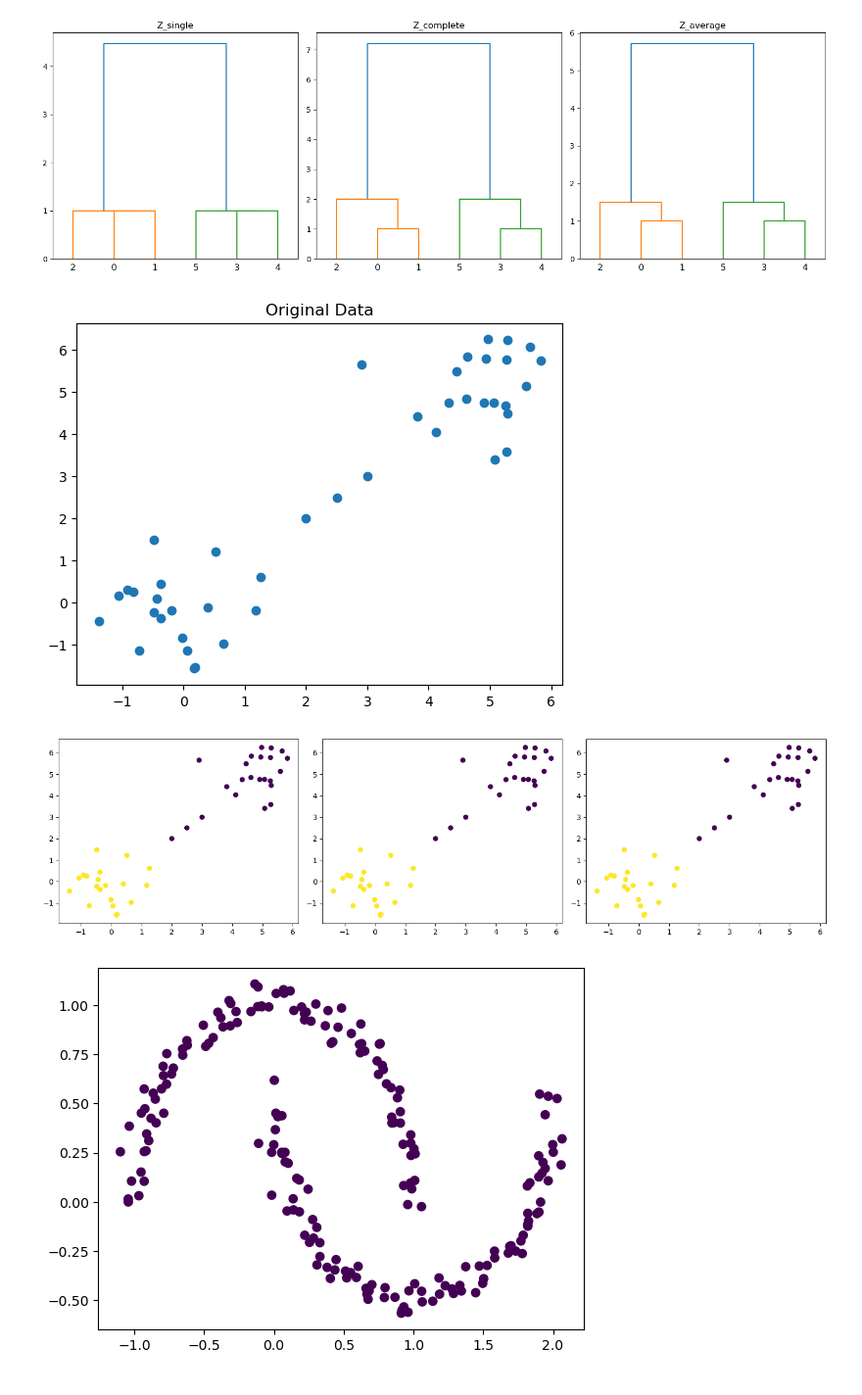
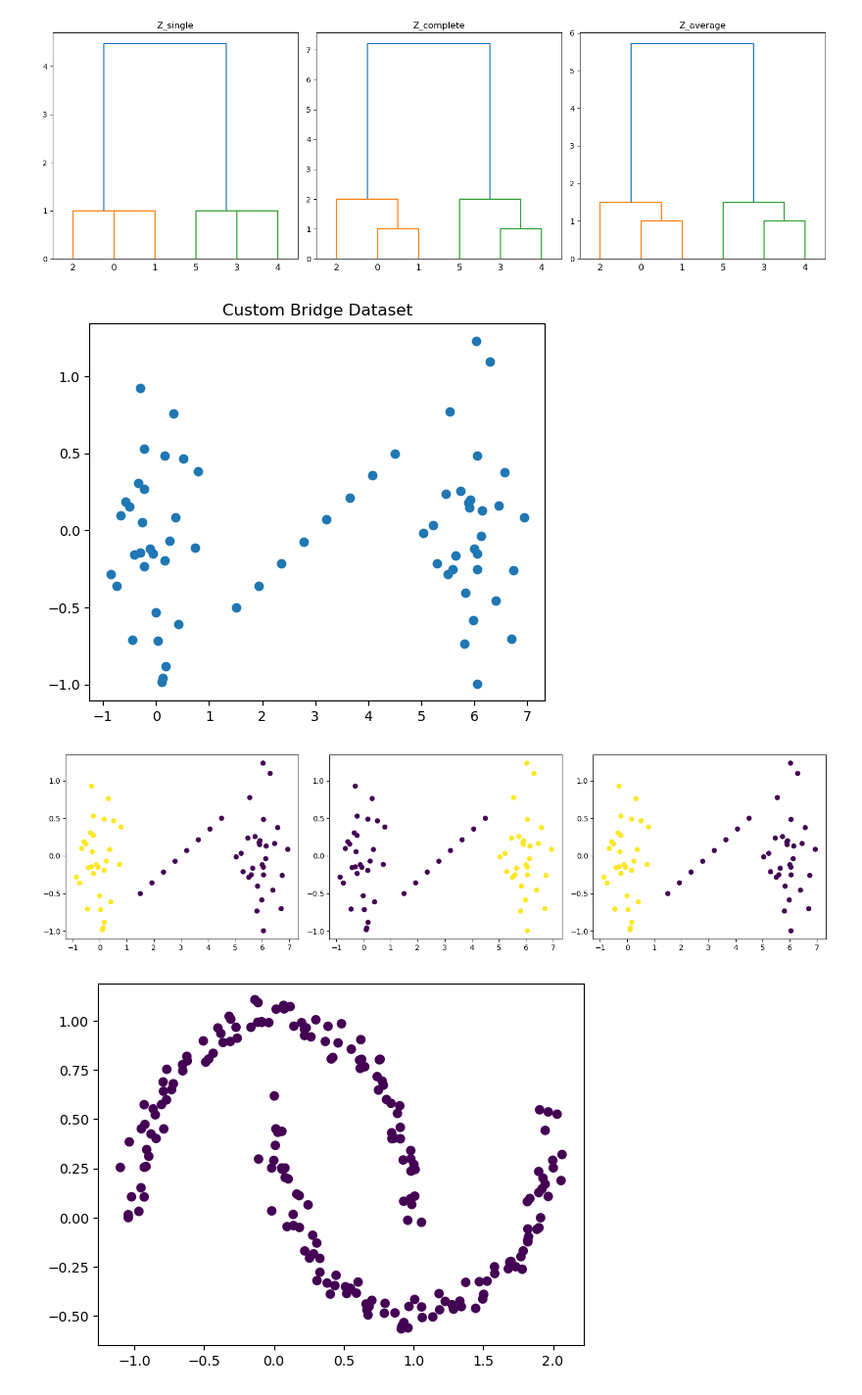
Before and after one commit to skn29teacher/skn29_lecture, a Jupyter notebook: 머신러닝/09.군집/DBSCAN.ipynb, the cells around one changed output. Shown at 98% size. Drawn from its saved outputs; the diff is of its cells as text; code cells hidden in the pictures.

```diff
--- a/머신러닝/09.군집/DBSCAN.ipynb
+++ b/머신러닝/09.군집/DBSCAN.ipynb
@@ -180,40 +180,47 @@ plt.show()
 # %%
 import numpy as np
 import matplotlib.pyplot as plt
 
 from sklearn.datasets import make_blobs
 
-# 재현성
 np.random.seed(42)
 
-# 두 개 군집 생성
-X, _ = make_blobs(
-    n_samples=40,
-    centers=[[0,0], [5,5]],
-    cluster_std=0.8
+# 왼쪽 cluster
+X1, _ = make_blobs(
+    n_samples=30,
+    centers=[[0,0]],
+    cluster_std=0.5
 )
 
-# 가운데 연결점 추가 (중요!)
-bridge = np.array([
-    [2,2],
-    [2.5,2.5],
-    [3,3]
+# 오른쪽 cluster
+X2, _ = make_blobs(
+    n_samples=30,
+    centers=[[6,0]],
+    cluster_std=0.5
+)
+
+# 대각선 bridge 생성 (핵심)
+bridge_x = np.linspace(1.5, 4.5, 8)
+bridge_y = np.linspace(-0.5, 0.5, 8)
+
+bridge = np.column_stack([
+    bridge_x,
+    bridge_y
 ])
 
-X = np.vstack([X, bridge])
+# 전체 데이터 합치기
+X = np.vstack([X1, X2, bridge])
 
 # 데이터 시각화
-plt.figure()
+plt.figure(figsize=(6,5))
 
 plt.scatter(X[:,0], X[:,1])
 
-plt.title("Original Data")
+plt.title("Custom Bridge Dataset")
 
 plt.show()
-
-# 점 3개가 두 군집을 연결하는 역활
 # %% [output]
-[figure, old version]
+[figure, new version]
 # %%
 # 사이킷런
 from sklearn.cluster import AgglomerativeClustering
@@ -234,7 +241,7 @@ ax[2].scatter(X[:,0], X[:,1],c=lable_averate)
 plt.tight_layout()
 plt.show()
 # %% [output]
-[figure, old version]
+[figure, new version]
 # %%
 # 라이브러리 이용
 from sklearn.cluster import DBSCAN
```
